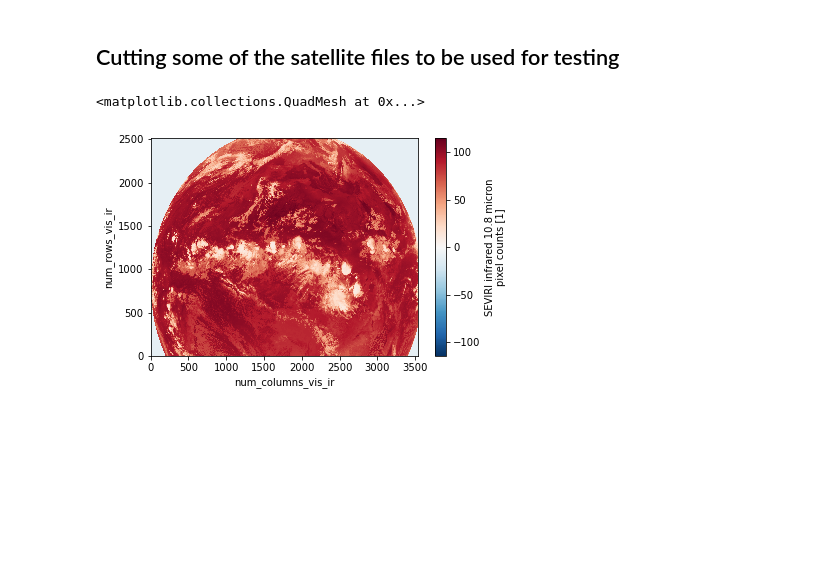
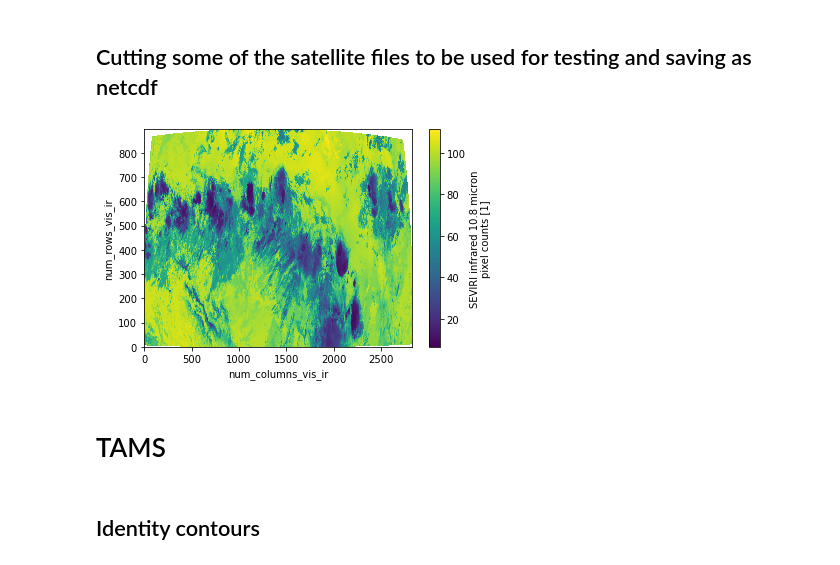
Before and after one commit to knubez/TAMS, a Jupyter notebook: TAMS_v2.0.ipynb, the cells around one changed output. Drawn from its saved outputs; the diff is of its cells as text; code cells hidden in the pictures; blank space fills up the shorter version.

Commit message:
cut satellite data and save netcdf

```diff
--- a/TAMS_v2.0.ipynb
+++ b/TAMS_v2.0.ipynb
@@ -1,2 +0,0 @@
-# %% [markdown]
-## Cutting some of the satellite files to be used for testing
@@ -5,17 +3,32 @@ import xarray as xr
+# %% [markdown]
+## Cutting some of the satellite files to be used for testing and saving as netcdf
 # %%
+#ds=xr.open_dataset("/glade/scratch/knocasio/W_XX-EUMETSAT-Darmstadt,VIS+IR+IMAGERY,MSG1+SEVIRI_C_EUMG_20060901000009.nc", decode_cf=True)
 
-
-ds=xr.open_mfdataset("/glade/scratch/knocasio/W_XX-EUMETSAT-Darmstadt,VIS+IR+IMAGERY,MSG1+SEVIRI_C_EUMG_20060901*.nc",concat_dim='time',combine='nested', parallel=True)
-
-ch9 = ds.ch9
-
-lat = ds.lat
-
-lon=ds.lon
-
-ds[["ch9", "lat", "lon"]].to_netcdf('satellite_ch9_20060901.nc')
+## Open data and setting decode_cf = True will take care of offset and scale factor issue
+ds=xr.open_mfdataset("/glade/scratch/knocasio/W_XX-EUMETSAT-Darmstadt,VIS+IR+IMAGERY,MSG1+SEVIRI_C_EUMG_20060901*.nc",
+                     concat_dim='time',combine='nested', parallel=True, decode_cf=True)
+# %%
+## Assign coordiantes to ch9 to be able to use where to select region of interest
+ch9 = ds.ch9
+ch9= ds.ch9.assign_coords(lon=ds.lon, lat=ds.lat)
+
+## Using .where with drop=True will drop all other lats and lons that are not of interest
+ch9_new = ch9.where( (ch9.lat >= -5) & (ch9.lat <=20) & (ch9.lon >= -40) & (ch9.lon <=50), drop=True)
+
+## Checking that correct region is selected using plot via xarray
+ch9_new.isel(time=1).plot()
+
+## Save as netcdf and compress for space on github
+#ch9_new.to_netcdf("Satellite_data.nc", encoding={"ch9": dict(zlib=True, complevel=9), "lat": dict(zlib=True, complevel=9), "lon": dict(zlib=True, complevel=9)})
+# %% [output]
+[figure, added]
 # %%
-ds[["ch9", "lat", "lon"]].ch9.isel(time=1).plot()
+# ds[["ch9", "lat", "lon"]].ch9.plot(robust=True)
+## Cheking on decode_cf = True
+#ds.ch9.min().compute()
+#xr.open_dataset("/glade/scratch/knocasio/W_XX-EUMETSAT-Darmstadt,VIS+IR+IMAGERY,MSG1+SEVIRI_C_EUMG_20060901000009.nc").ch9.max()
-# %% [output]
-<matplotlib.collections.QuadMesh at 0x...>
-[figure, removed]
+# %% [markdown]
+# TAMS
+# %% [markdown]
+## Identity contours
```
Also changed, not shown: parts of 5 cells of this notebook.
